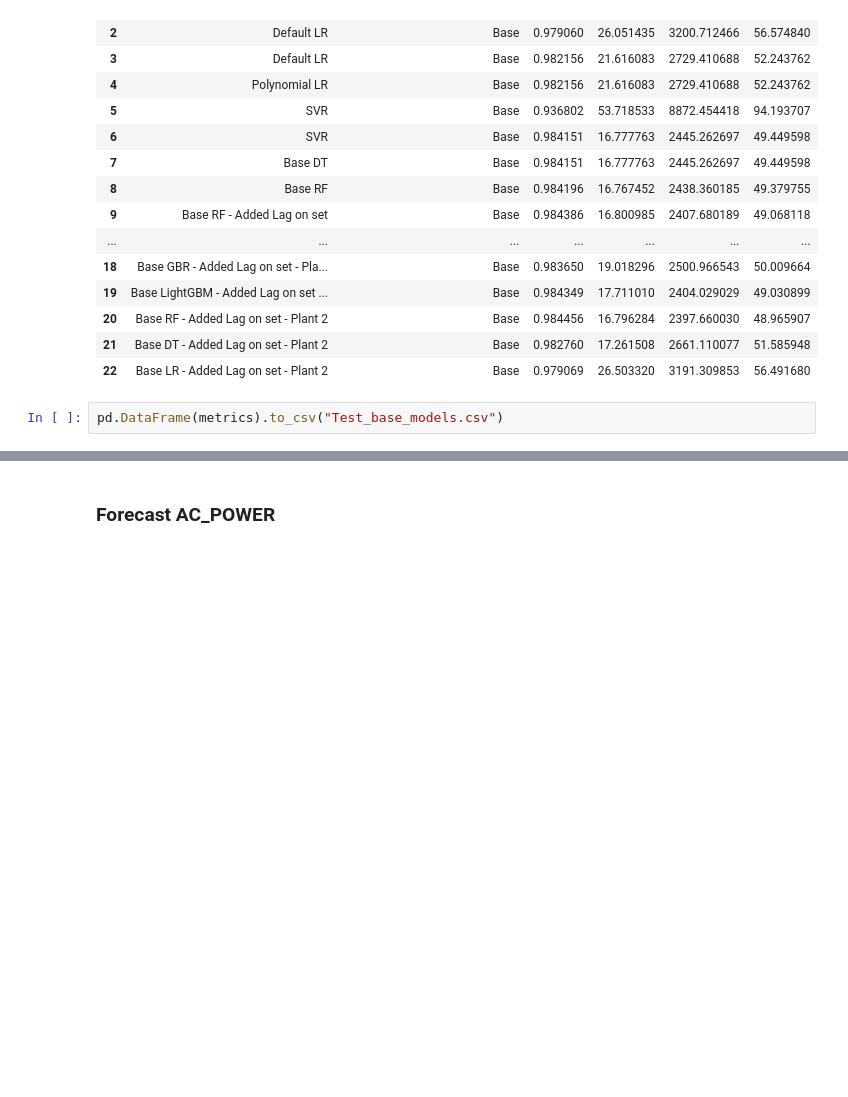
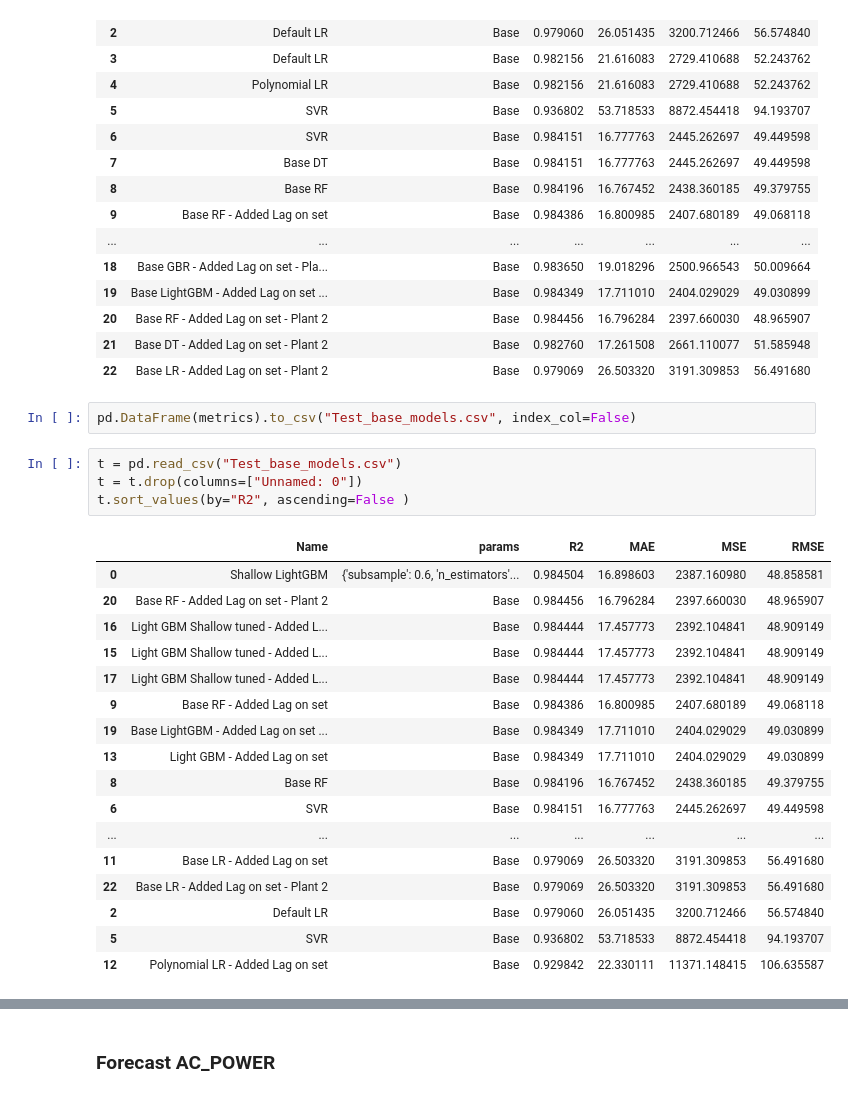
Before and after one commit to antoninchafiol/SolarPW, a Jupyter notebook: Irr2Prod_Standalone_plants.ipynb, the cells around one changed output, grey strips where cells are left out. Cells and saved outputs as stored; diff of their text form; blank space fills up the shorter version.

```diff
--- a/Irr2Prod_Standalone_plants.ipynb
+++ b/Irr2Prod_Standalone_plants.ipynb
@@ -170,4 +145,26 @@ pd.DataFrame(metrics)
 | 21 | Base DT - Added Lag on set - Plant 2 | Base | 0.982760 | 17.261508 | 2661.110077 | 51.585948 |
 | 22 | Base LR - Added Lag on set - Plant 2 | Base | 0.979069 | 26.503320 | 3191.309853 | 56.491680 |
 # %%
-pd.DataFrame(metrics).to_csv("Test_base_models.csv")
+pd.DataFrame(metrics).to_csv("Test_base_models.csv", index_col=False)
+# %%
+t = pd.read_csv("Test_base_models.csv")
+t = t.drop(columns=["Unnamed: 0"])
+t.sort_values(by="R2", ascending=False )
+# %% [output]
+|  | Name | params | R2 | MAE | MSE | RMSE |
+| 0 | Shallow LightGBM | {'subsample': 0.6, 'n_estimators'... | 0.984504 | 16.898603 | 2387.160980 | 48.858581 |
+| 20 | Base RF - Added Lag on set - Plant 2 | Base | 0.984456 | 16.796284 | 2397.660030 | 48.965907 |
+| 16 | Light GBM Shallow tuned - Added L... | Base | 0.984444 | 17.457773 | 2392.104841 | 48.909149 |
+| 15 | Light GBM Shallow tuned - Added L... | Base | 0.984444 | 17.457773 | 2392.104841 | 48.909149 |
+| 17 | Light GBM Shallow tuned - Added L... | Base | 0.984444 | 17.457773 | 2392.104841 | 48.909149 |
+| 9 | Base RF - Added Lag on set | Base | 0.984386 | 16.800985 | 2407.680189 | 49.068118 |
+| 19 | Base LightGBM - Added Lag on set ... | Base | 0.984349 | 17.711010 | 2404.029029 | 49.030899 |
+| 13 | Light GBM - Added Lag on set | Base | 0.984349 | 17.711010 | 2404.029029 | 49.030899 |
+| 8 | Base RF | Base | 0.984196 | 16.767452 | 2438.360185 | 49.379755 |
+| 6 | SVR | Base | 0.984151 | 16.777763 | 2445.262697 | 49.449598 |
+| ... | ... | ... | ... | ... | ... | ... |
+| 11 | Base LR - Added Lag on set | Base | 0.979069 | 26.503320 | 3191.309853 | 56.491680 |
+| 22 | Base LR - Added Lag on set - Plant 2 | Base | 0.979069 | 26.503320 | 3191.309853 | 56.491680 |
+| 2 | Default LR | Base | 0.979060 | 26.051435 | 3200.712466 | 56.574840 |
+| 5 | SVR | Base | 0.936802 | 53.718533 | 8872.454418 | 94.193707 |
+| 12 | Polynomial LR - Added Lag on set | Base | 0.929842 | 22.330111 | 11371.148415 | 106.635587 |
```
Also changed, not shown: parts of 4 cells of this notebook.
